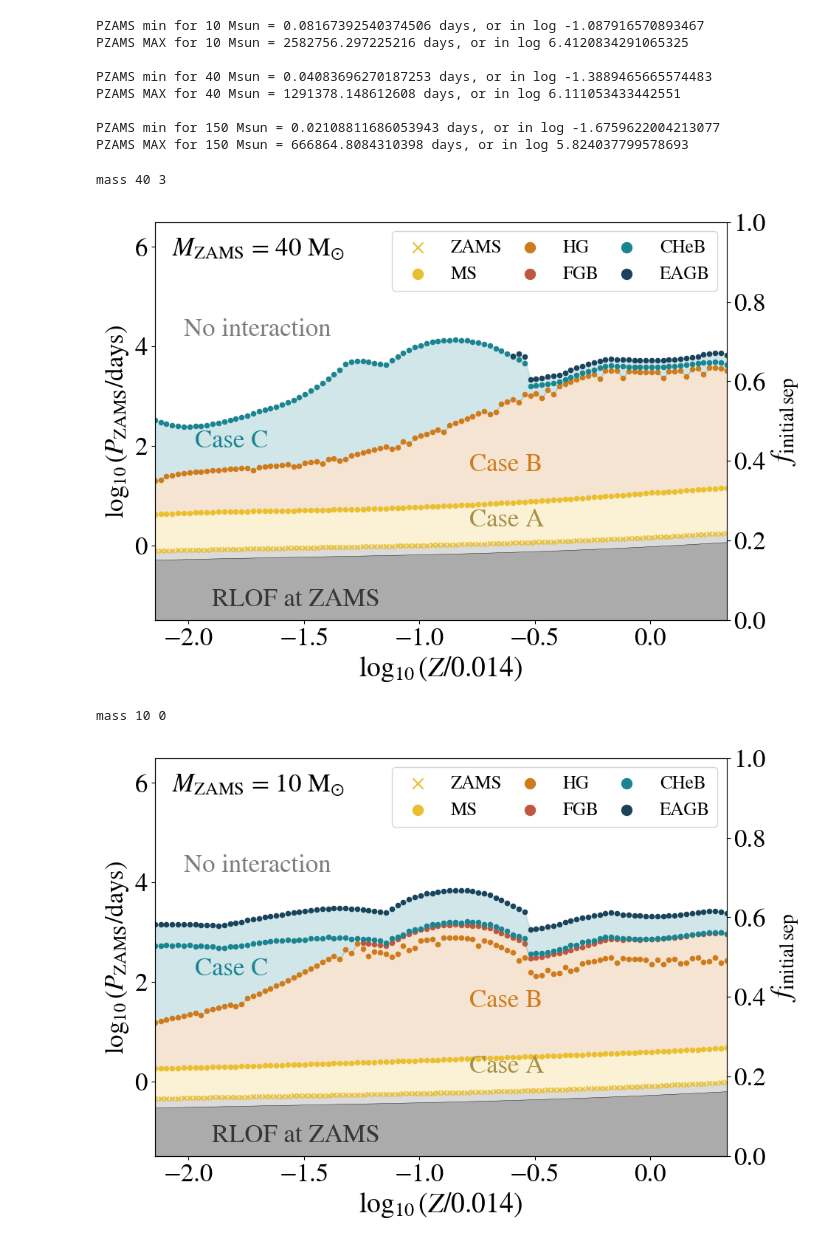
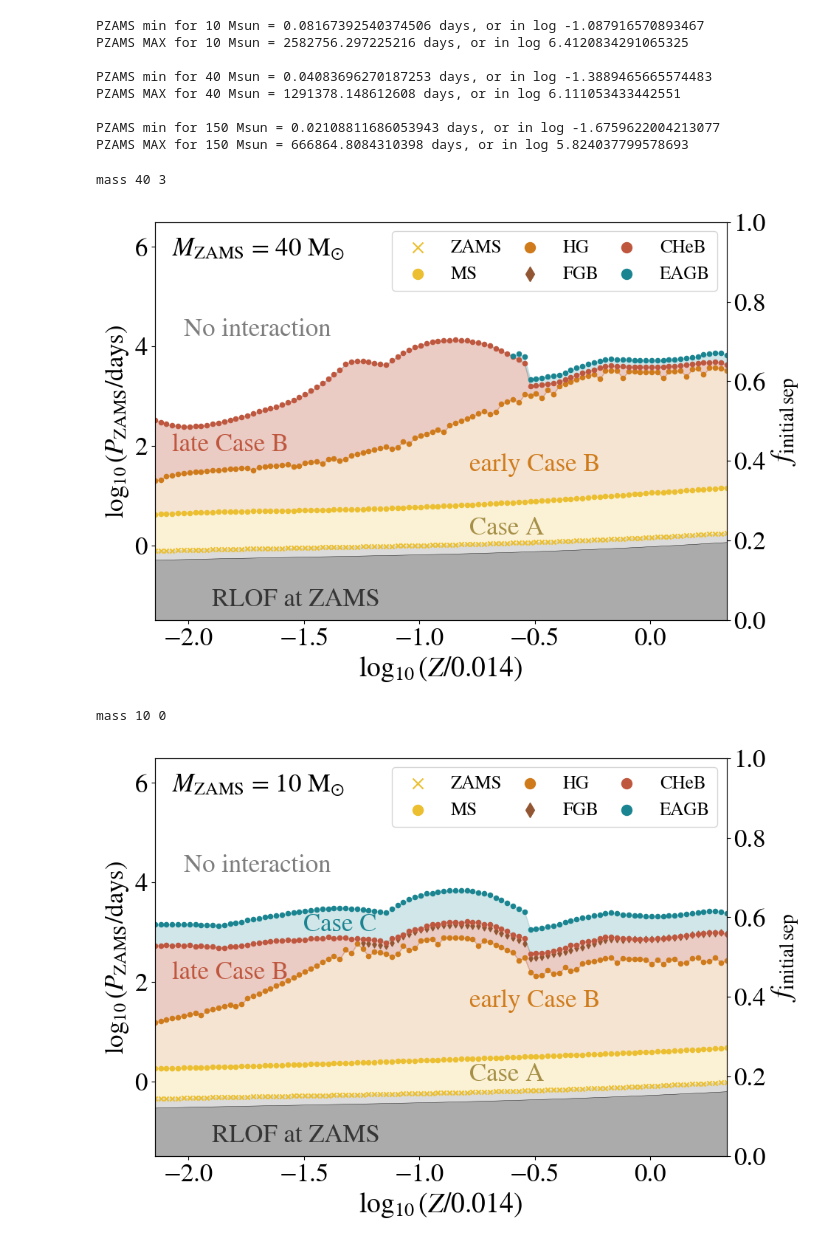
Before and after one commit to LiekeVanSon/ZdependentFormEff, a Jupyter notebook: code/Fig2_MaxR_andP_cases.ipynb, the cells around one changed output. Saved outputs shown, nothing was run; the diff lists cells and outputs as text; code cells hidden in the pictures.

Commit message:
updating definition of case B,C to early and late case B

```diff
--- a/code/Fig2_MaxR_andP_cases.ipynb
+++ b/code/Fig2_MaxR_andP_cases.ipynb
@@ -259,12 +259,17 @@ def plot_PZAMS_CaseABC(mass, show_legend = True, show_annotations = False, dy_ca
     # Case A is up to max MS
     plt.fill_between(np.log10(np.array(data['Metals'][mi])/0.014), y1 = np.log10(get_Prl(data['R_ZAMS'][mi],1.,mass, mass) ), y2 = np.log10(get_Prl(data['maxR_MS'][mi],1.,mass, mass) ),  color = '#ebbf2f', alpha = 0.2)
 
-    #Case B is between MS and HG
+    #early Case B is between MS and HG
     plt.fill_between(np.log10(np.array(data['Metals'][mi])/0.014), y1 = np.log10(get_Prl(data['maxR_MS'][mi], 1.,mass, mass) ),
-                      y2 = np.maximum(np.log10(get_Prl(data['maxR_FGB'][mi],1.,mass, mass)), np.log10(get_Prl(data['maxR_HG'][mi],1.,mass, mass))), color = '#cf7b1b', alpha = 0.2)
+                      y2 = np.log10(get_Prl(data['maxR_HG'][mi],1.,mass, mass)), color = '#cf7b1b', alpha = 0.2)
+
+    #late Case B is after HG, but before core He ignition
+    plt.fill_between(np.log10(np.array(data['Metals'][mi])/0.014), y1 = np.log10(get_Prl(data['maxR_HG'][mi],1.,mass, mass)),
+                      y2 = np.log10(get_Prl(data['maxR_CHeB'][mi],1.,mass, mass)), color = '#bf573f', alpha = 0.3)
+                    #   y2 = np.maximum(np.log10(get_Prl(data['maxR_FGB'][mi],1.,mass, mass)), np.log10(get_Prl(data['maxR_HG'][mi],1.,mass, mass))), color = '#cf7b1b', alpha = 0.2)
 
     # Case C is after core H exhaustion, but before core He ignition
-    plt.fill_between(np.log10(np.array(data['Metals'][mi])/0.014), y1 = np.maximum(np.log10(get_Prl(data['maxR_FGB'][mi],1.,mass, mass)), np.log10(get_Prl(data['maxR_HG'][mi],1.,mass, mass))),
+    plt.fill_between(np.log10(np.array(data['Metals'][mi])/0.014), y1 = np.log10(get_Prl(data['maxR_CHeB'][mi],1.,mass, mass)),
                      y2 = np.log10(get_Prl(data['maxRadii'][mi],1.,mass, mass) ),  color = '#1a8591', alpha = 0.2)
 
     # Per types
@@ -272,11 +277,11 @@ def plot_PZAMS_CaseABC(mass, show_legend = True, show_annotations = False, dy_ca
 
     plt.scatter(np.log10(np.array(data['Metals'][mi])/0.014), np.log10(get_Prl(data['maxR_HG'][mi],1.,mass, mass) ), c = "#cf7b1b", s = 20, label = "HG")
 
-    plt.scatter(np.log10(np.array(data['Metals'][mi])/0.014), np.log10(get_Prl(data['maxR_FGB'][mi],1.,mass, mass) ), c = "#bf573f", s = 20, label = "FGB")##72bfc2
+    plt.scatter(np.log10(np.array(data['Metals'][mi])/0.014), np.log10(get_Prl(data['maxR_FGB'][mi],1.,mass, mass) ), marker = 'd', c = "#925632", s = 20, label = "FGB")##72bfc2, 925632
 
-    plt.scatter(np.log10(np.array(data['Metals'][mi])/0.014), np.log10(get_Prl(data['maxR_CHeB'][mi],1.,mass, mass) ), c = "#1a8591", s = 20, label = "CHeB")
+    plt.scatter(np.log10(np.array(data['Metals'][mi])/0.014), np.log10(get_Prl(data['maxR_CHeB'][mi],1.,mass, mass) ), c = "#bf573f", s = 20, label = "CHeB") #1a8591, bf573f
 
-    plt.scatter(np.log10(np.array(data['Metals'][mi])/0.014), np.log10(get_Prl(data['maxR_EAGB'][mi],1.,mass, mass) ), c = "#19445c", s = 20, label = "EAGB")
+    plt.scatter(np.log10(np.array(data['Metals'][mi])/0.014), np.log10(get_Prl(data['maxR_EAGB'][mi],1.,mass, mass) ), c = "#1a8591", s = 20, label = "EAGB") #19445c
 
 
     # ZAMS merger (a < r1 + r2 = 2 r)
@@ -288,35 +293,39 @@ def plot_PZAMS_CaseABC(mass, show_legend = True, show_annotations = False, dy_ca
     r_ax = ax.twinx()
     # r_ax = ax.secondary_yaxis('right')
     r_ax.set_ylabel('$f_{\mathrm{initial\, sep}}$', size = 28)
 
     ax.text(0.03, 0.9, r'$M_{\rm ZAMS}$ = %s M$_{\odot}$'%(mass), transform=ax.transAxes,
             ha = 'left', va = 'bottom', size = 25)
 
 
     if show_annotations:
         ax.text(0.1, 0.05, 'RLOF at ZAMS', ha='left', va='center', c = '#363636', size = 25, transform=ax.transAxes)
-        ax.text(0.55, 0.25 + dy_caseA, 'Case A ', ha='left', va='center', c = '#a68f46', size = 25, transform=ax.transAxes)
-        ax.text(0.55, 0.39,'Case B', ha='left', va='center', c = '#cf7b1b',size = 25, transform=ax.transAxes)
-        ax.text(0.07, 0.47 + dy_caseC, 'Case C', ha='left', va='center', c = '#1a8591', size = 25, transform=ax.transAxes)
+        ax.text(0.55, 0.23 + dy_caseA, 'Case A ', ha='left', va='center', c = '#a68f46', size = 25, transform=ax.transAxes)
+        ax.text(0.55, 0.39,'early Case B', ha='left', va='center', c = '#cf7b1b',size = 25, transform=ax.transAxes)
+        ax.text(0.03, 0.46 + dy_caseC, 'late Case B', ha='left', va='center', c = '#bf573f', size = 25, transform=ax.transAxes)
         ax.text(0.05, 0.73, 'No interaction', ha='left', va='center', c = '#7d7d7d', size = 25, transform=ax.transAxes)
+
+    # just manually adjusting this for manuscript plot
+    if mass == 10:
+        ax.text(0.26, 0.58, 'Case C', ha='left', va='center', c = '#1a8591', size = 25, transform=ax.transAxes)
 
     # Plotvalues
     if show_legend:
         handles, labels = ax.get_legend_handles_labels()
         ax.legend(handles, labels, loc = 'upper right', ncols = 3, markerscale = 2.25, columnspacing=0.5)
     ax.set_xlabel('$\log_{10}(Z/0.014)$', fontsize = 27)
     ax.set_xlim(np.log10(1e-4/0.014), np.log10(0.03/0.014))
     ax.set_ylim(-1.5, 6.5)
     ax.set_ylabel('$\log_{10} (P_{\mathrm{ZAMS}}$/days)')
 
     plt.savefig(f'../Figures/PZAMS_Type_perZ_M{mass}.pdf',bbox_inches='tight')
 
     plt.show()
 
 plot_PZAMS_CaseABC(40, show_legend = True, show_annotations = True, dy_caseC = -0.021)
 plot_PZAMS_CaseABC(10, show_legend = True, show_annotations = True, dy_caseA = -0.025)
 # %% [output]
 mass 40 3
-[figure, old version]
+[figure, new version]
 mass 10 0
-[figure, old version]
+[figure, new version]
```
Also changed, not shown: 4 other files.
